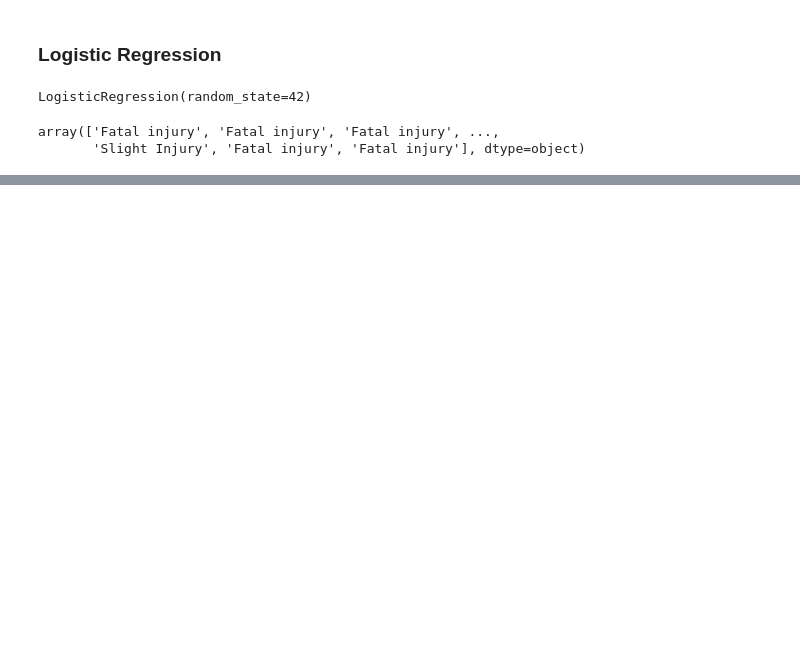
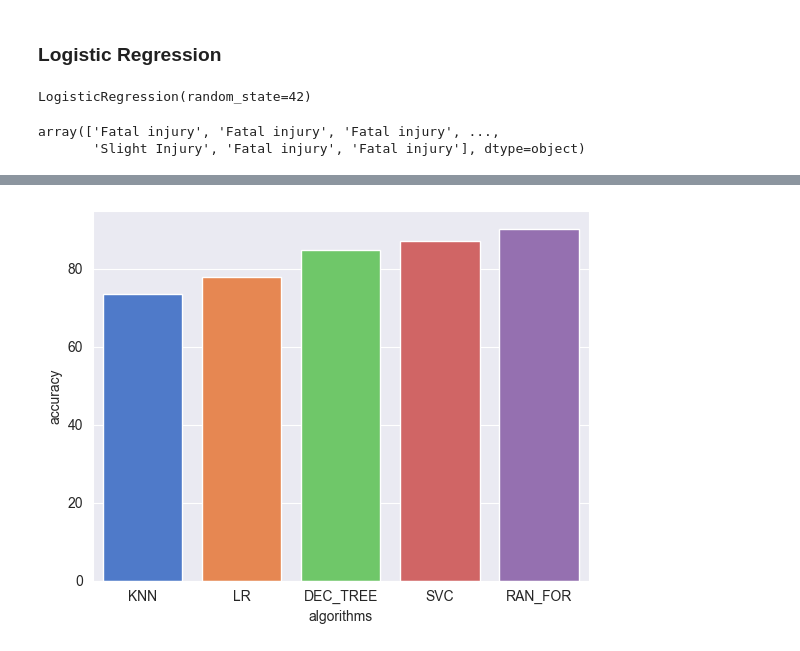
Before and after one commit to Impact-Dev1/Road-Traffic-Severity-Classification, a Jupyter notebook: final_classification.ipynb, the cells around one changed output, grey strips where cells are left out. Cells and saved outputs as stored; diff of their text form; code cells hidden in the pictures; blank space fills up the shorter version.

```diff
--- a/final_classification.ipynb
+++ b/final_classification.ipynb
@@ -601,0 +625,10 @@ plt.scatter(df2["Light_conditions"], df2["Accident_severity"])
+# %%
+sns.barplot(x = 'algorithms', y = 'accuracy',
+            palette='muted', data=sorted_acc_values, errwidth=0,
+            saturation=0.9)
+
+sns.set_style('darkgrid')
+plt.savefig('./results/comparative-analysis_BG', dpi=1200)
+plt.show()
+# %% [output]
+[figure, added]
```
Also changed, not shown: parts of 17 cells of this notebook, 2 other files.
